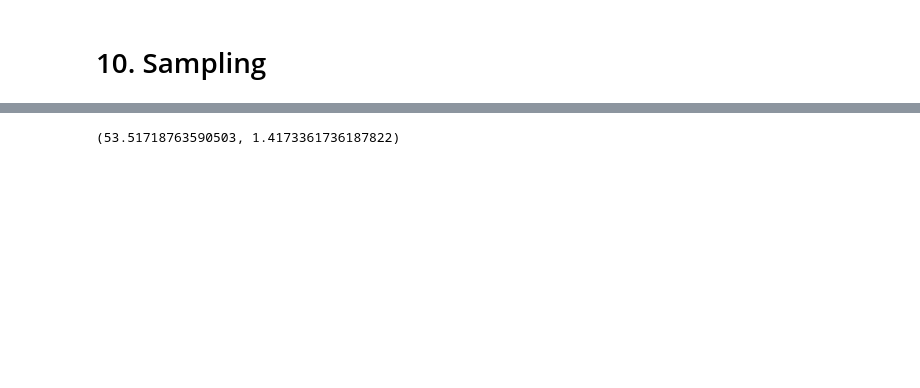
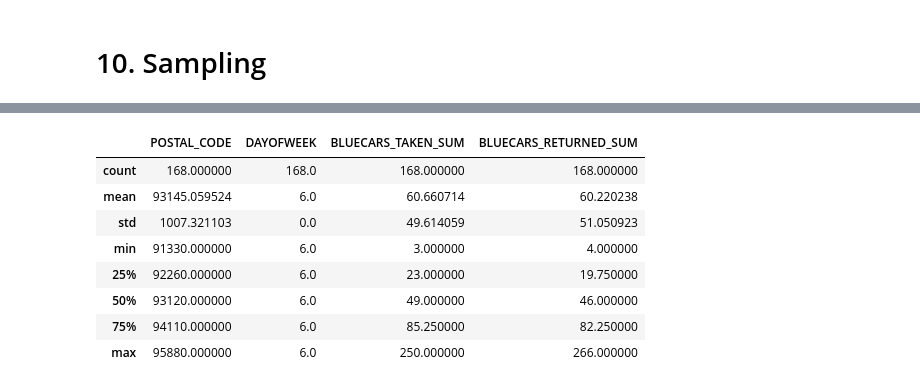
Before and after one commit to Obreintelly/Autolib-EDA, a Jupyter notebook: WEEK_4_HYPOTHESIS_TESTING_AUTOLIB_DATASET_27032021_CORE.ipynb, the cells around one changed output, grey strips where cells are left out. Drawn from its saved outputs; the diff is of its cells as text; code cells hidden in the pictures; blank space fills up the shorter version.

```diff
--- a/WEEK_4_HYPOTHESIS_TESTING_AUTOLIB_DATASET_27032021_CORE.ipynb
+++ b/WEEK_4_HYPOTHESIS_TESTING_AUTOLIB_DATASET_27032021_CORE.ipynb
@@ -487,6 +513,13 @@ Name: BLUECARS_TAKEN_SUM, Length: 168, dtype: int64
-# %%
-#from scipy.stats import norm
-sat_pick_sample= norm.fit(sat_pick_sample)
-sat_pick_sample
-# %% [output]
-(53.51718763590503, 1.4173361736187822)
+# %%
+#Summary Statistics in our Sample
+sunday_sample.describe()
+# %% [output]
+|  | POSTAL_CODE | DAYOFWEEK | BLUECARS_TAKEN_SUM | BLUECARS_RETURNED_SUM |
+| count | 168.000000 | 168.0 | 168.000000 | 168.000000 |
+| mean | 93145.059524 | 6.0 | 60.660714 | 60.220238 |
+| std | 1007.321103 | 0.0 | 49.614059 | 51.050923 |
+| min | 91330.000000 | 6.0 | 3.000000 | 4.000000 |
+| 25% | 92260.000000 | 6.0 | 23.000000 | 19.750000 |
+| 50% | 93120.000000 | 6.0 | 49.000000 | 46.000000 |
+| 75% | 94110.000000 | 6.0 | 85.250000 | 82.250000 |
+| max | 95880.000000 | 6.0 | 250.000000 | 266.000000 |
```
Also changed, not shown: parts of 12 cells of this notebook.
